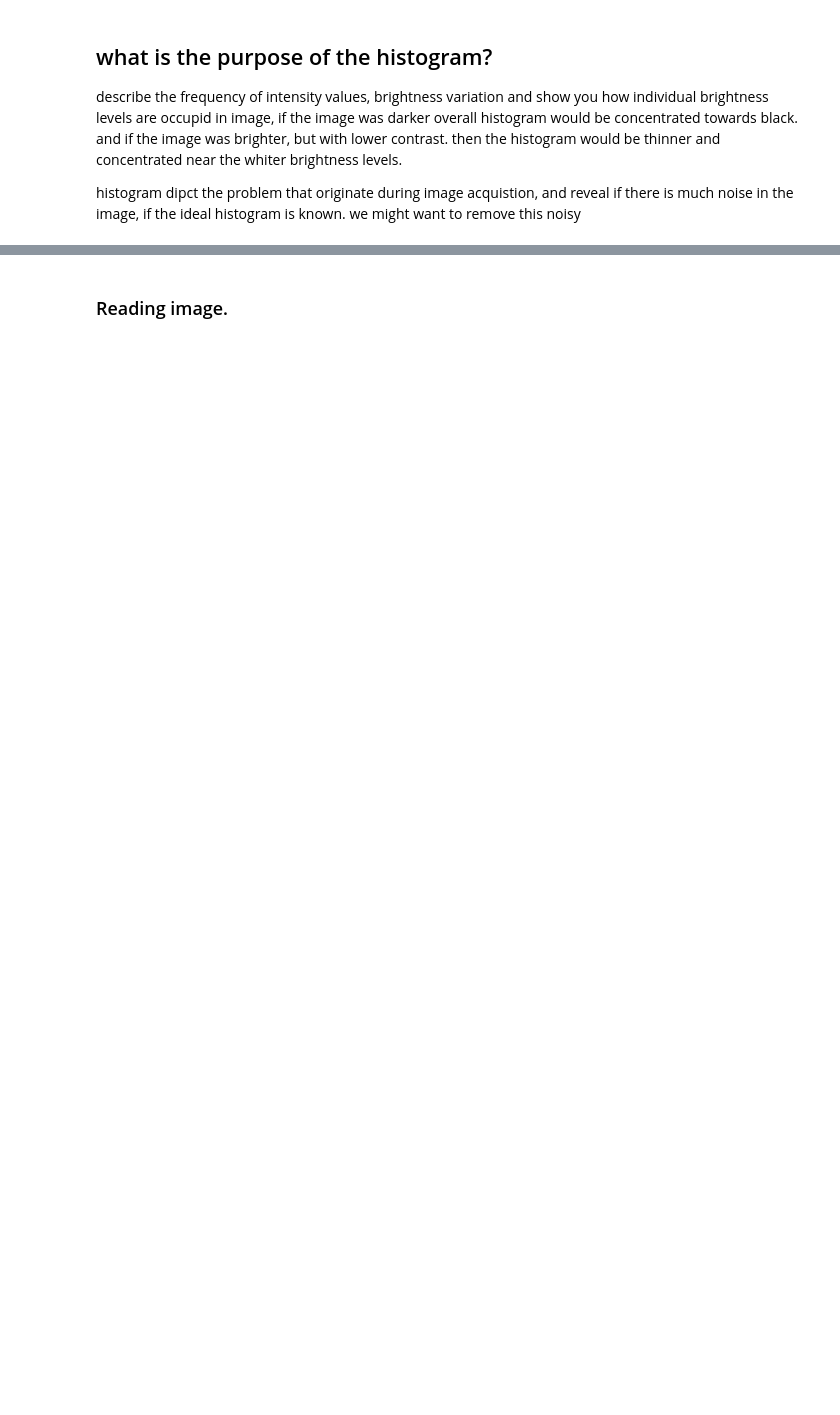
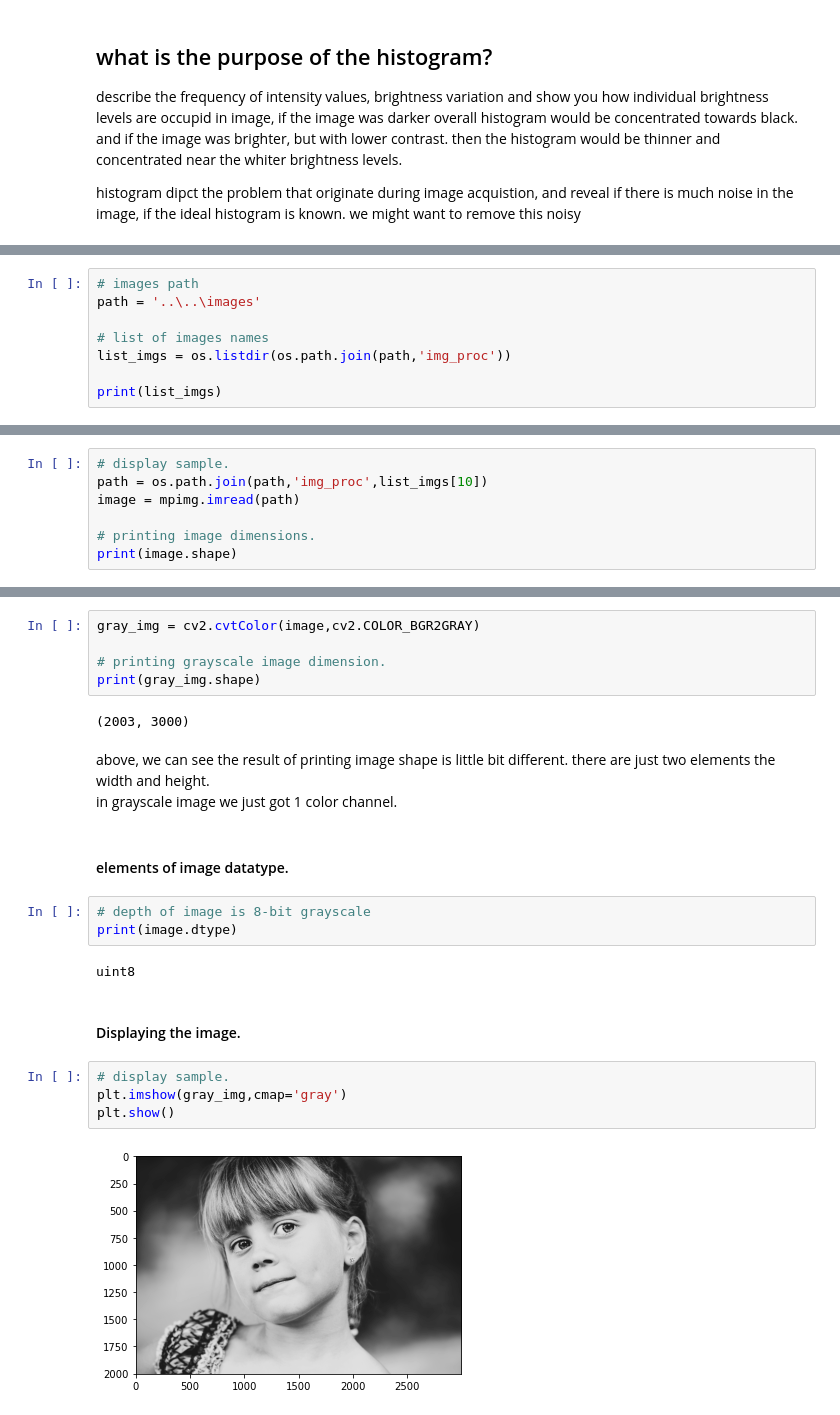
Before and after one commit to Mohamed-3ql/Image-processing-and-Feature-Engineering-For-Computer-Vision-Using-Python, a Jupyter notebook: image_processing/labs/l1_histogram.ipynb, the cells around one changed output, grey strips where cells are left out. Saved outputs shown, nothing was run; the diff lists cells and outputs as text; blank space fills up the shorter version.

Commit message:
Histogram

```diff
--- a/image_processing/labs/l1_histogram.ipynb
+++ b/image_processing/labs/l1_histogram.ipynb
@@ -26,0 +41,8 @@
+# %%
+# images path
+path = '..\..\images'
+
+# list of images names
+list_imgs = os.listdir(os.path.join(path,'img_proc'))
+
+print(list_imgs)
@@ -26,0 +55,7 @@
+# %%
+# display sample.
+path = os.path.join(path,'img_proc',list_imgs[10])
+image = mpimg.imread(path)
+
+# printing image dimensions.
+print(image.shape)
@@ -27,2 +68,26 @@
+# %%
+gray_img = cv2.cvtColor(image,cv2.COLOR_BGR2GRAY)
+
+# printing grayscale image dimension.
+print(gray_img.shape)
+# %% [output]
+(2003, 3000)
+# %% [markdown]
+above, we can see the result of printing image shape is little bit different. there are just two elements the width and height.
+<br>
+in grayscale image we just got 1 color channel.
+# %% [markdown]
+#### elements of image datatype.
+# %%
+# depth of image is 8-bit grayscale
+print(image.dtype)
+# %% [output]
+uint8
 # %% [markdown]
-### Reading image.
+#### Displaying the image.
+# %%
+# display sample.
+plt.imshow(gray_img,cmap='gray')
+plt.show()
+# %% [output]
+[figure, added]
```
Also changed, not shown: parts of 30 cells of this notebook, 53 other files.
